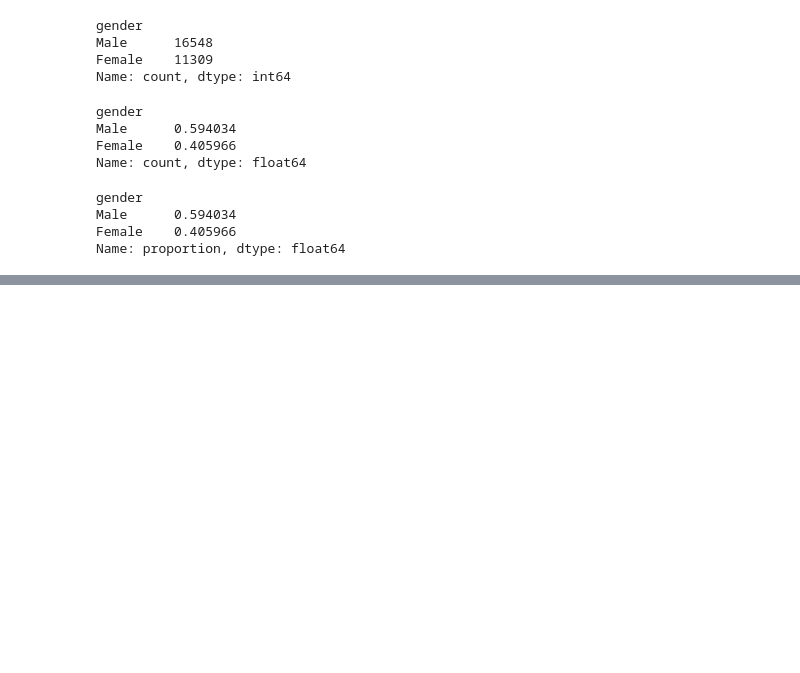
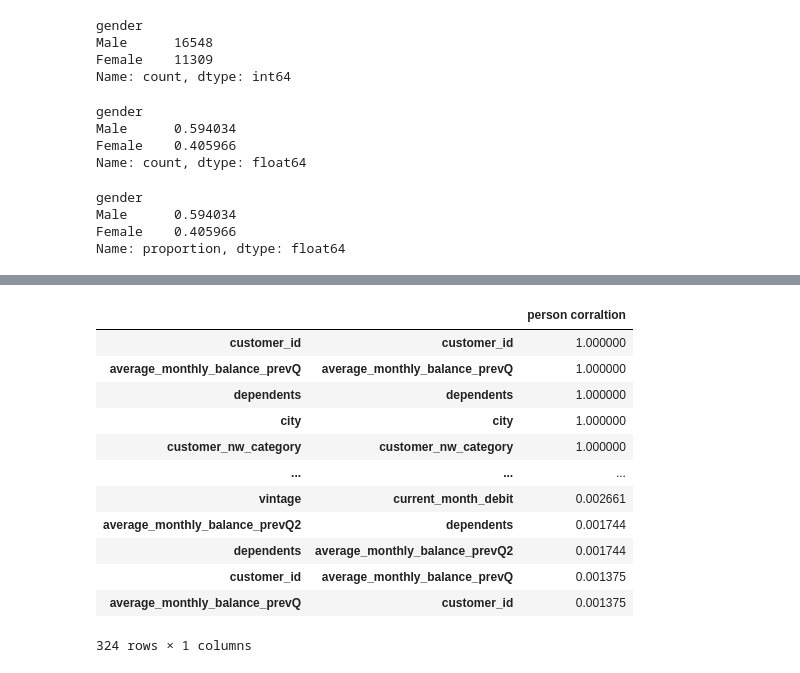
Before and after one commit to kabuur/AI-Programming-With-Python, a Jupyter notebook: exploring continuous variables/continuous variables.ipynb, the cells around one changed output, grey strips where cells are left out. Saved outputs shown, nothing was run; the diff lists cells and outputs as text; code cells hidden in the pictures; blank space fills up the shorter version.

```diff
--- a/exploring continuous variables/continuous variables.ipynb
+++ b/exploring continuous variables/continuous variables.ipynb
@@ -121,0 +161,4 @@ Name: proportion, dtype: float64
+# %%
+c  = numerical.corr().abs()
+s =  c.unstack()
+s
@@ -121,0 +178,2 @@ Name: proportion, dtype: float64
+# %%
+so = s.sort_values(kind= "quicksort" , ascending= False)
@@ -121,0 +195,18 @@ Name: proportion, dtype: float64
+# %%
+so = pd.DataFrame(so,columns=["person corraltion"])
+# %%
+so
+# %% [output]
+|  |  | person corraltion |
+| customer_id | customer_id | 1.000000 |
+| average_monthly_balance_prevQ | average_monthly_balance_prevQ | 1.000000 |
+| dependents | dependents | 1.000000 |
+| city | city | 1.000000 |
+| customer_nw_category | customer_nw_category | 1.000000 |
+| ... | ... | ... |
+| vintage | current_month_debit | 0.002661 |
+| average_monthly_balance_prevQ2 | dependents | 0.001744 |
+| dependents | average_monthly_balance_prevQ2 | 0.001744 |
+| customer_id | average_monthly_balance_prevQ | 0.001375 |
+| average_monthly_balance_prevQ | customer_id | 0.001375 |
+324 rows × 1 columns
```
Also changed, not shown: parts of 7 cells of this notebook.
